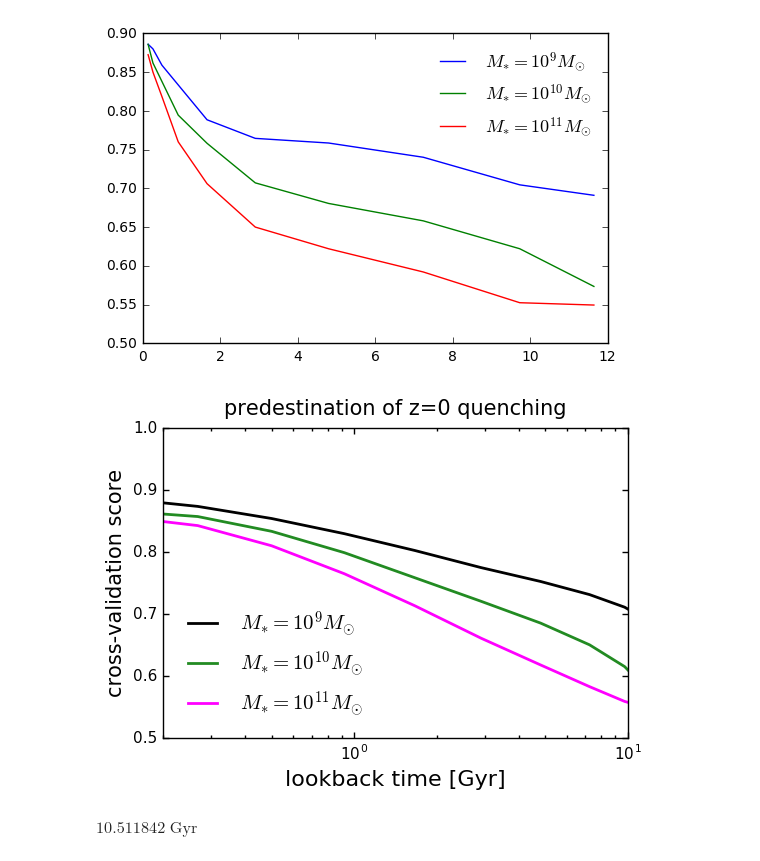
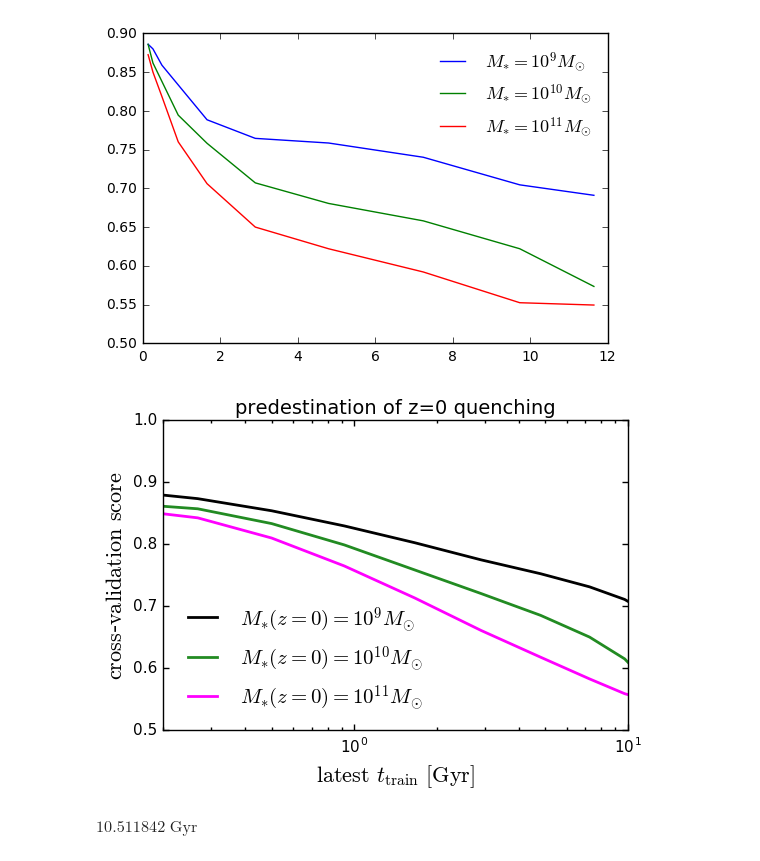
Before and after one commit to aphearin/time_evolving_cam_utils, a Jupyter notebook: ml_experimentation.ipynb, the cells around one changed output. Cells and saved outputs as stored; diff of their text form; code cells hidden in the pictures.

Commit message:
Finished first plot of ML success rates

```diff
--- a/ml_experimentation.ipynb
+++ b/ml_experimentation.ipynb
@@ -141,42 +141,42 @@ x = Planck13.age(0) - Planck13.age(z_array)
 fig = plt.figure()
 ax = fig.add_subplot(111)
 
-xlabel = ax.set_xlabel(r'lookback time [Gyr]', fontsize=16)
-ylabel = ax.set_ylabel(r'cross-validation score', fontsize=15)
-title = ax.set_title('predestination of z=0 quenching', fontsize=15, y=1.02) # y param fixes an overhanging title
+xlabel = ax.set_xlabel(r'${\rm latest}$ $t_{\rm train}$ $[{\rm Gyr}]$', fontsize=16)
+ylabel = ax.set_ylabel(r'${\rm cross}$-${\rm validation}$ ${\rm score}$', fontsize=16)
+title = ax.set_title('predestination of z=0 quenching', fontsize=14, y=1.) # y param fixes an overhanging title
 
 lw=2
 y1 = result[:, 0]
 y1 = medfilt(y1, 3)
 y1 = savgol_filter(y1, 9, 3)
-ax.plot(x, y1, color='k', label=r'$ M_{\ast} = 10^{9}M_{\odot}$', linewidth=lw)
+ax.plot(x, y1, color='k', label=r'$ M_{\ast}(z=0) = 10^{9}M_{\odot}$', linewidth=lw)
 
 y2 = result[:, 3]
 y2 = medfilt(y2, 3)
 y2 = savgol_filter(y2, 9, 3)
-ax.plot(x, y2, color='forestgreen', label=r'$ M_{\ast} = 10^{10}M_{\odot}$', linewidth=lw)
+ax.plot(x, y2, color='forestgreen', label=r'$ M_{\ast}(z=0) = 10^{10}M_{\odot}$', linewidth=lw)
 
 y3 = result[:, 6]
 y3 = medfilt(y3, 3)
 y3 = savgol_filter(y3, 9, 3)
-ax.plot(x, y3, color='magenta', label=r'$ M_{\ast} = 10^{11}M_{\odot}$', linewidth=lw)
+ax.plot(x, y3, color='magenta', label=r'$ M_{\ast}(z=0) = 10^{11}M_{\odot}$', linewidth=lw)
 
 plt.xscale('log')
 
 plt.xlim(xmin = 2e-1, xmax=10)
 plt.ylim(ymin = 0.5, ymax = 1)
 
 plt.xticks(fontsize=11); plt.yticks(fontsize=11)
 ax.tick_params(axis='x', length=4, width=1, which='major')
 ax.tick_params(axis='x', length=2, width=1, which='minor')
 ax.tick_params(axis='y', length=4, width=1, which='major')
 ax.tick_params(axis='y', length=2, width=1, which='minor')
 
 plt.legend(frameon=False, loc='lower left', fontsize=15)
 fig.savefig('FIGS/quenching_predestination_z0.pdf',
             bbox_extra_artists=[xlabel, ylabel], bbox_inches='tight')
 # %% [output]
-[figure, old version]
+[figure, new version]
 # %%
 Planck13.age(0)-Planck13.age(2)
 # %% [output]
```
Also changed, not shown: 1 other file.
